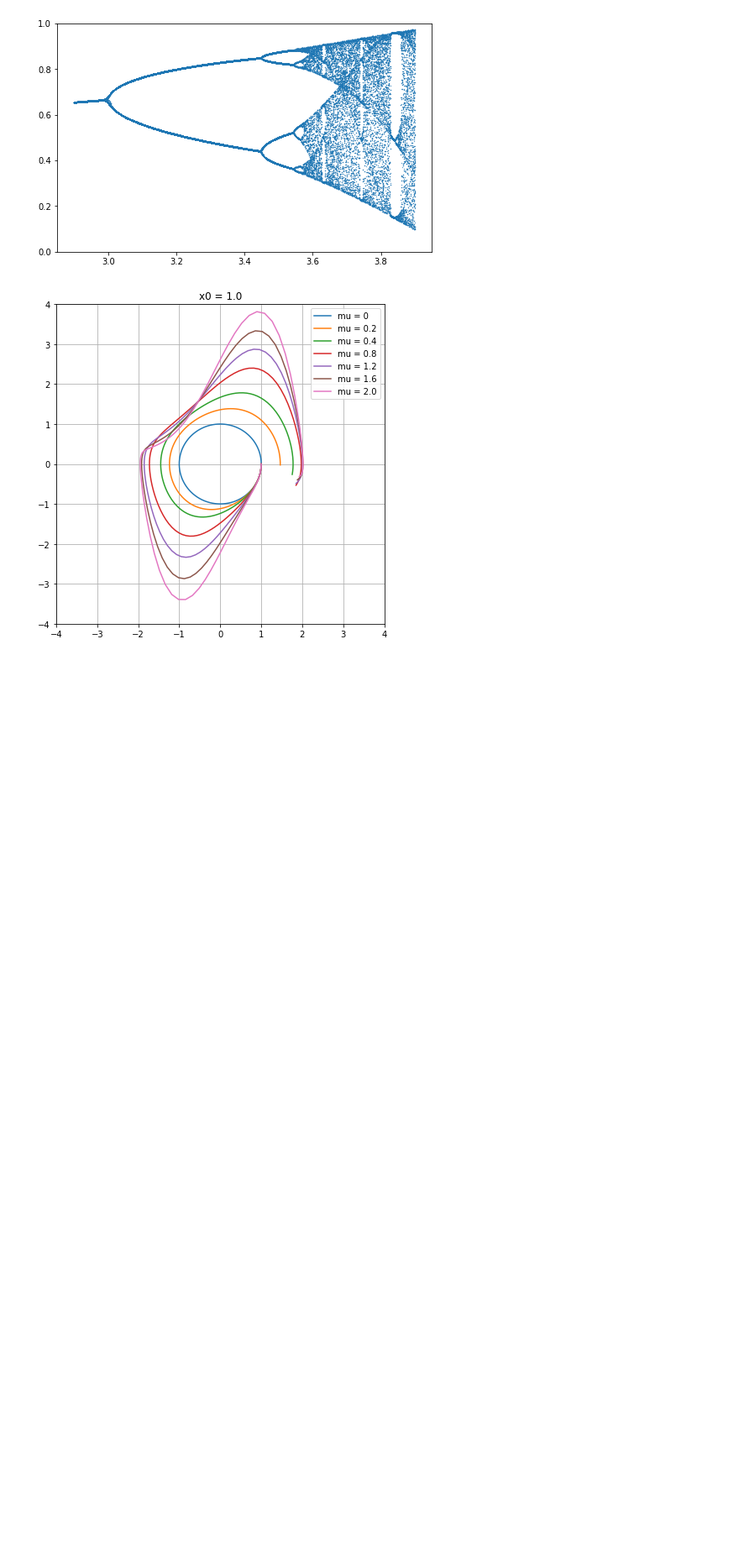
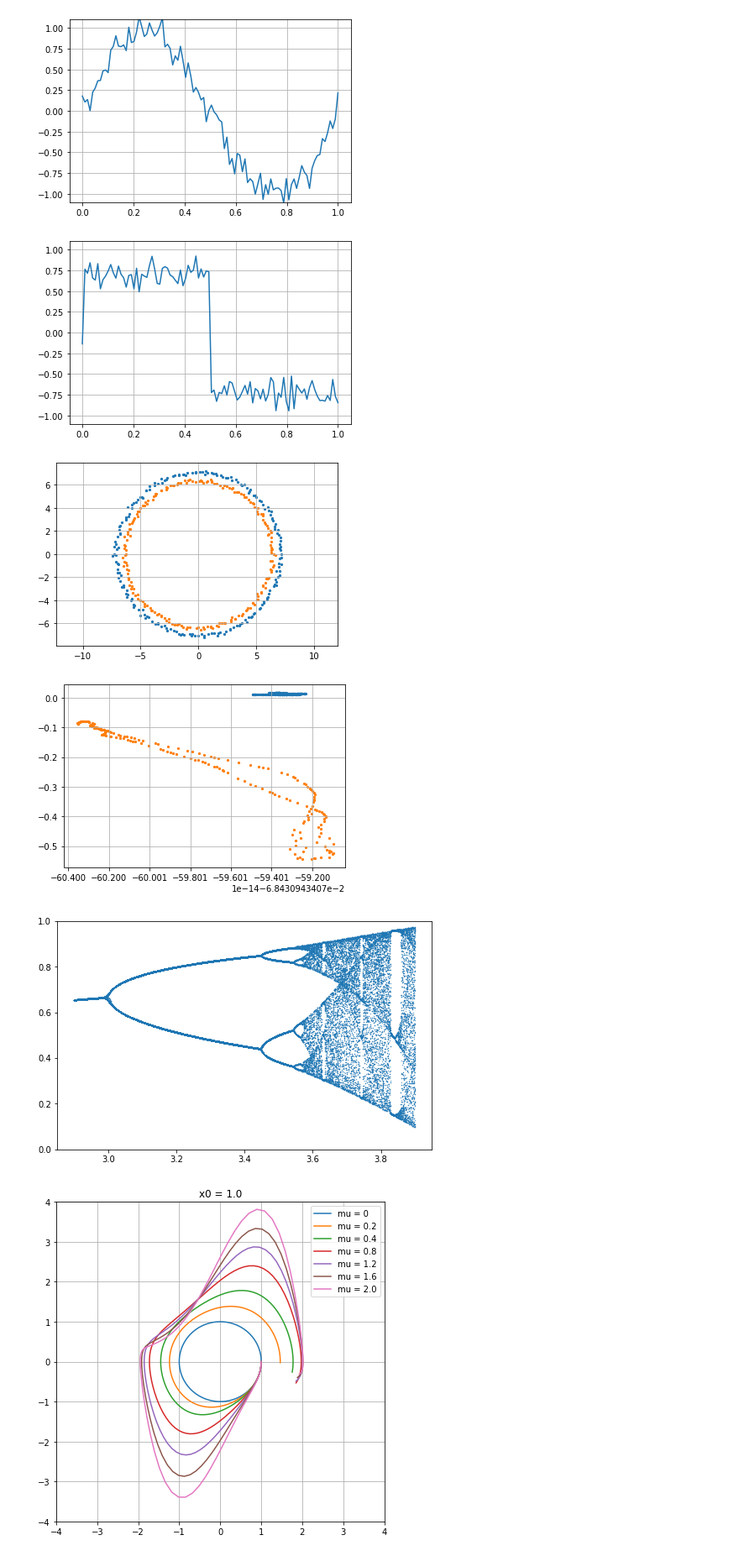
Before and after one commit to hi-ogawa/notebooks, a Jupyter notebook: src/misc_v6.ipynb, the cells around one changed output. Shown at 84% size. Cells and saved outputs as stored; diff of their text form; code cells hidden in the pictures; blank space fills up the shorter version.

Commit message:
Update misc_v6 (PCA and Laplacian eigenmap)

```diff
--- a/src/misc_v6.ipynb
+++ b/src/misc_v6.ipynb
@@ -1,3 +57,82 @@
+# %%
+#
+# Laplacian eigenmap
+#
+
+import numpy as np
+import scipy.linalg
+import matplotlib.pyplot as plt
+import ipywidgets as ipyw
+
+D = 100
+N = 200
+x = np.linspace(0, 1, num=D)
+translation = np.linspace(0, 1, num=N).reshape([-1, 1]) # 1-dimentional parameter by translation
+ys = np.sin(2 * np.pi * (x - translation)) # sin waves
+zs = np.sign(ys) # square waves
+zs *= np.linalg.norm(ys[0]) / np.linalg.norm(zs[0]) # rescale to have same l2 norm
+
+# 200 samples
+# 100 dimentional data
+A = np.concatenate([ys, zs])
+np.random.seed(3)
+A += 0.1 * np.random.normal(size=A.shape)
+
+# PCA
+B = (A.T @ A) / A.shape[0]
+egvals, egvecs = np.linalg.eigh(B)
+egvecs = np.flip(egvecs, 1)
+projection = A @ egvecs # Project to principal axes
+
+# Laplacian eigenmap (aka. Dirichlet energy minization with "diag-weight" constraint)
+param = 1.0
+dist2 = np.sum((np.expand_dims(A, 1) - A) ** 2, 2)
+weight = np.exp(-dist2 / param)
+lap_off_diag = weight - np.diag(np.diag(weight))
+lap_diag = np.diag(np.sum(lap_off_diag, 0))
+lap = lap_diag - lap_off_diag # Laplacian (positive semi-definite)
+lap_egvals, lap_egvecs = scipy.linalg.eigh(lap, lap_diag)
+
+def show_sample(n=0):
+    fig, ax = plt.subplots()
+    ax.set(ylim=[-1.1, 1.1])
+    ax.plot(x, A[n])
+    ax.grid()
+
+def show_egvec(n=0):
+    fig, ax = plt.subplots()
+    ax.plot(x, egvecs[:, n])
+    ax.grid()
+
+# TODO: draw in 3d with 3rd axis
+def show_pca(k=[0, 1]):
+    fig, ax = plt.subplots()
+    p1 = projection[:, k[0]]
+    p2 = projection[:, k[1]]
+    ax.axis('equal')
+    ax.scatter(p1[:N], p2[:N], s=5, c='C0')
+    ax.scatter(p1[N:], p2[N:], s=5, c='C1')
+    ax.grid()
+
+def show_lap(k=[0, 1]):
+    fig, ax = plt.subplots()
+    p1 = lap_egvecs[:, k[0]]
+    p2 = lap_egvecs[:, k[1]]
+    ax.scatter(p1[:N], p2[:N], s=5, c='C0')
+    ax.scatter(p1[N:], p2[N:], s=5, c='C1')
+    ax.grid()
+
+# ipyw.interact(show_sample, n=(0, A.shape[0] - 1, 1))
+# ipyw.interact(show_egvec, n=(0, egvecs.shape[1] - 1, 1))
+show_sample(n=0)
+show_sample(n=N)
+show_pca(k=[0, 1])
+show_lap(k=[0, 1])
+# %% [output]
+[figure, added]
+[figure, added]
+[figure, added]
+[figure, added]
 # %%
 #
 # Logistic map
```
Also changed, not shown: parts of 1 cell of this notebook, 1 other file.
